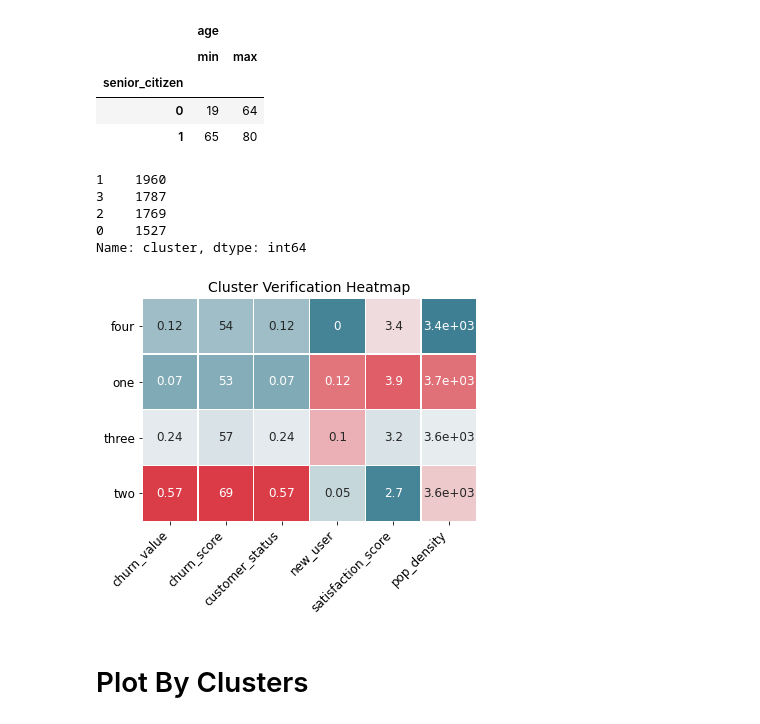
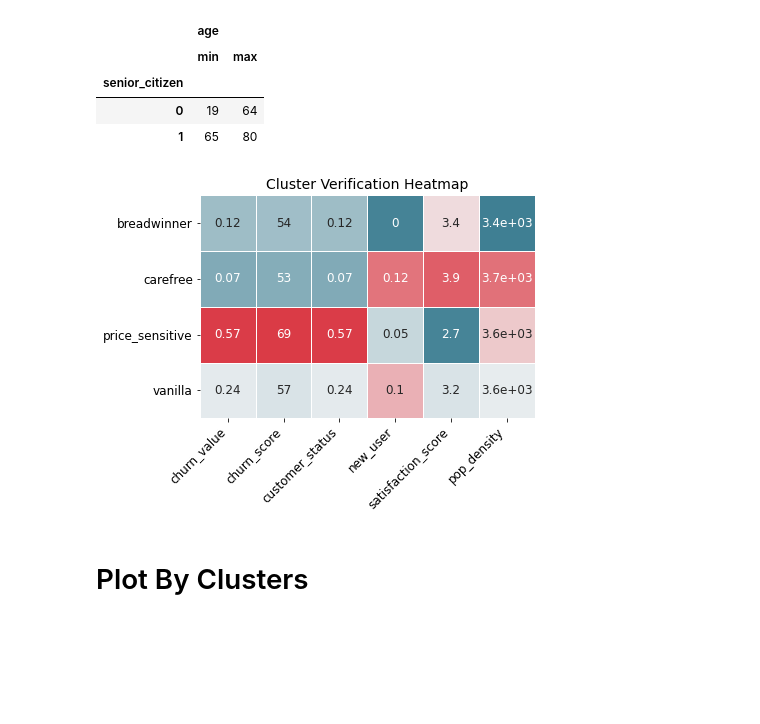
Before and after one commit to JeanLiew/Customer_Attrition_Model, a Jupyter notebook: code/03_Customer_Segmentation.ipynb, the cells around one changed output. Cells and saved outputs as stored; diff of their text form; code cells hidden in the pictures; blank space fills up the shorter version.

```diff
--- a/code/03_Customer_Segmentation.ipynb
+++ b/code/03_Customer_Segmentation.ipynb
@@ -178,33 +166,25 @@ telco_final.groupby('senior_citizen').agg({'age':['min', 'max']})
 | senior_citizen |  |  |
 | 0 | 19 | 64 |
 | 1 | 65 | 80 |
-# %%
-telco_final.cluster.value_counts()
-# %% [output]
-1    1960
-3    1787
-2    1769
-0    1527
-Name: cluster, dtype: int64
 # %%
 summary = telco_final.groupby('cluster').mean()[ver_col]
-summary = summary.rename(index={0:'one',1:'two',2:'three',3:'four'})
+summary = summary.rename(index={0:'vanilla',1:'breadwinner',2:'carefree',3:'price_sensitive'})
 
 plt.figure(figsize=(6, 6))
 cmap = sns.diverging_palette(220, 10, as_cmap=True)
 temp_ss = StandardScaler()
 for_heatmap = pd.DataFrame(temp_ss.fit_transform(summary), index=summary.index,
                            columns=summary.columns)
 sns.heatmap(for_heatmap, square=True, cmap=cmap, linewidths=.5, cbar=False, robust=True,
             annot=round(summary, 2), annot_kws={"fontsize":12})
 
 plt.xticks(rotation=45, horizontalalignment='right', fontsize=12)
 plt.yticks(rotation=0, fontsize=12)
 plt.ylabel('')
 plt.title("Cluster Verification Heatmap", fontsize=14)
 plt.show()
 # %% [output]
-[figure, old version]
+[figure, new version]
 # %% [markdown]
 # Plot By Clusters
 # %%
```
Also changed, not shown: parts of 17 cells of this notebook, 12 other files.
